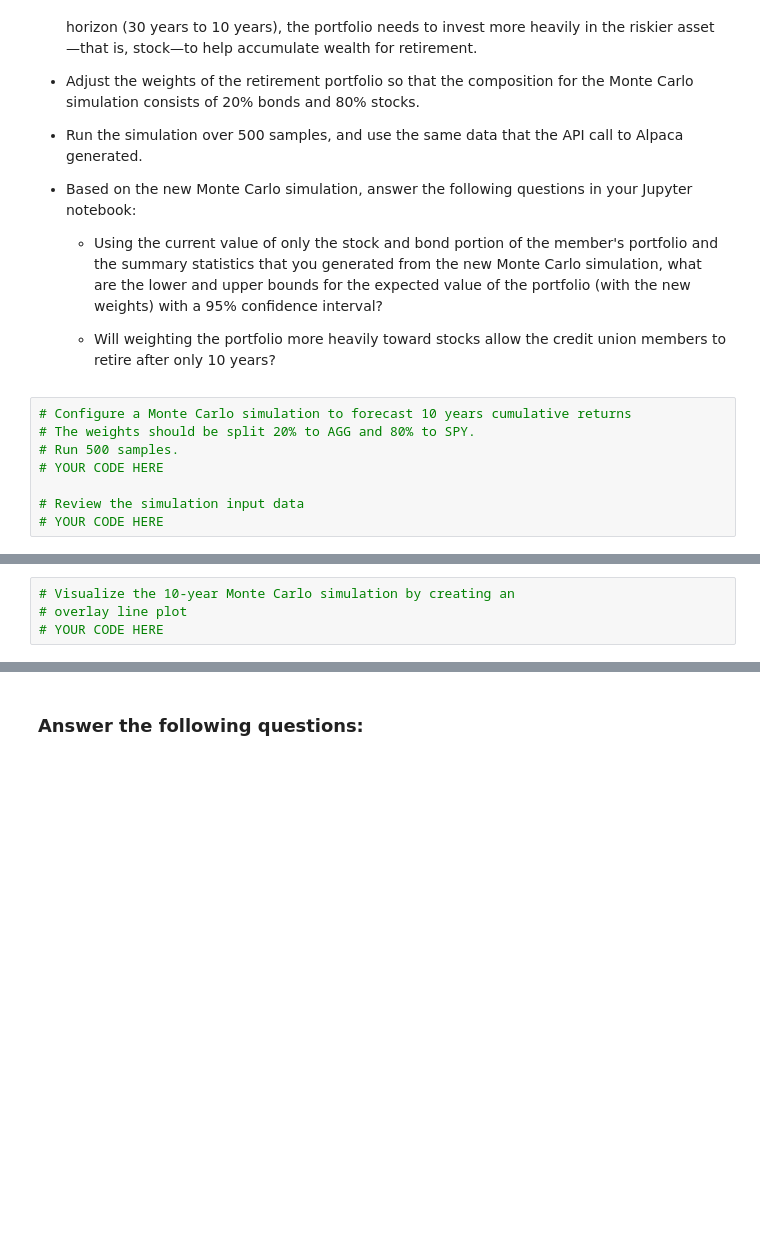
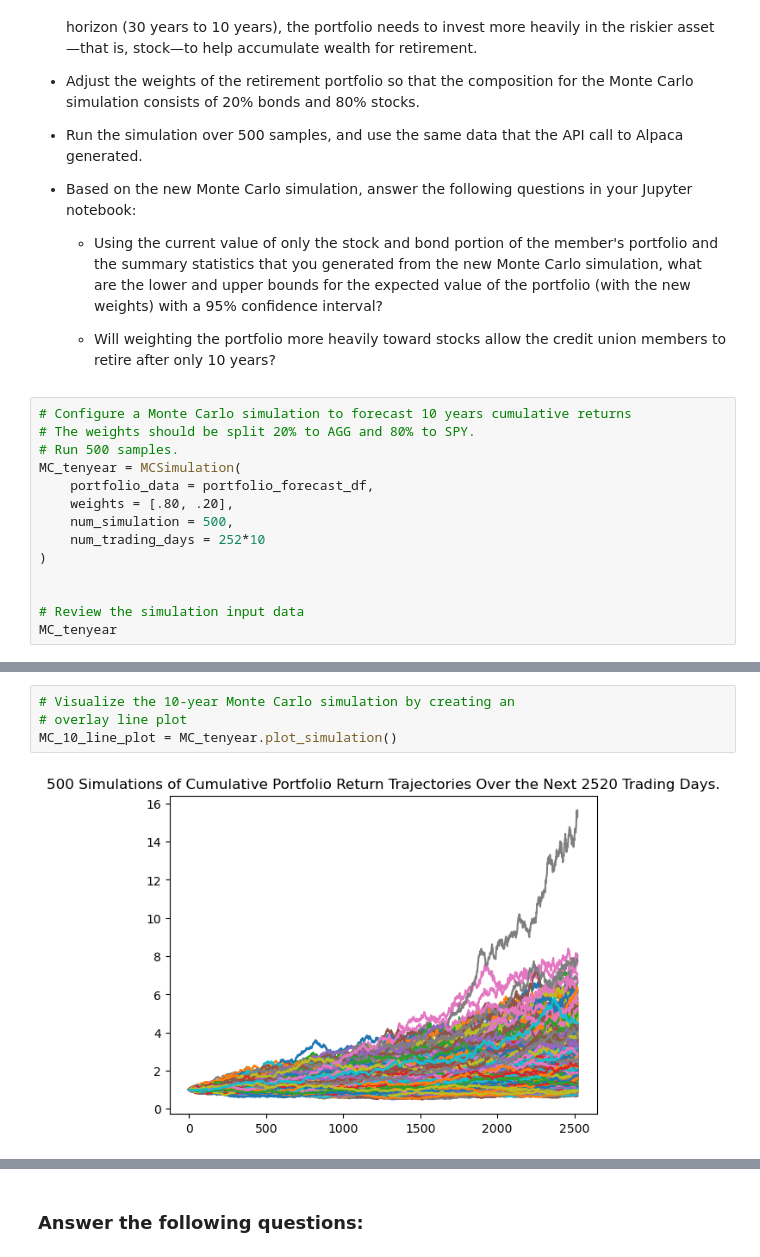
Before and after one commit to MLeGare29/M5_CHALLENGE, a Jupyter notebook: financial_planning_tools.ipynb, the cells around one changed output, grey strips where cells are left out. Drawn from its saved outputs; the diff is of its cells as text; blank space fills up the shorter version.

```diff
--- a/financial_planning_tools.ipynb
+++ b/financial_planning_tools.ipynb
@@ -517,7 +622,13 @@ For this new Monte Carlo simulation, do the following:
 # Configure a Monte Carlo simulation to forecast 10 years cumulative returns
 # The weights should be split 20% to AGG and 80% to SPY.
 # Run 500 samples.
-# YOUR CODE HERE
+MC_tenyear = MCSimulation(
+    portfolio_data = portfolio_forecast_df,
+    weights = [.80, .20],
+    num_simulation = 500,
+    num_trading_days = 252*10
+)
+
 
 # Review the simulation input data
-# YOUR CODE HERE
+MC_tenyear
@@ -527,7 +664,9 @@ For this new Monte Carlo simulation, do the following:
 # %%
 # Visualize the 10-year Monte Carlo simulation by creating an
 # overlay line plot
-# YOUR CODE HERE
+MC_10_line_plot = MC_tenyear.plot_simulation()
+# %% [output]
+[figure, added]
 # %%
 # Visualize the probability distribution of the 10-year Monte Carlo simulation
 # by plotting a histogram
```
Also changed, not shown: parts of 32 cells of this notebook.
